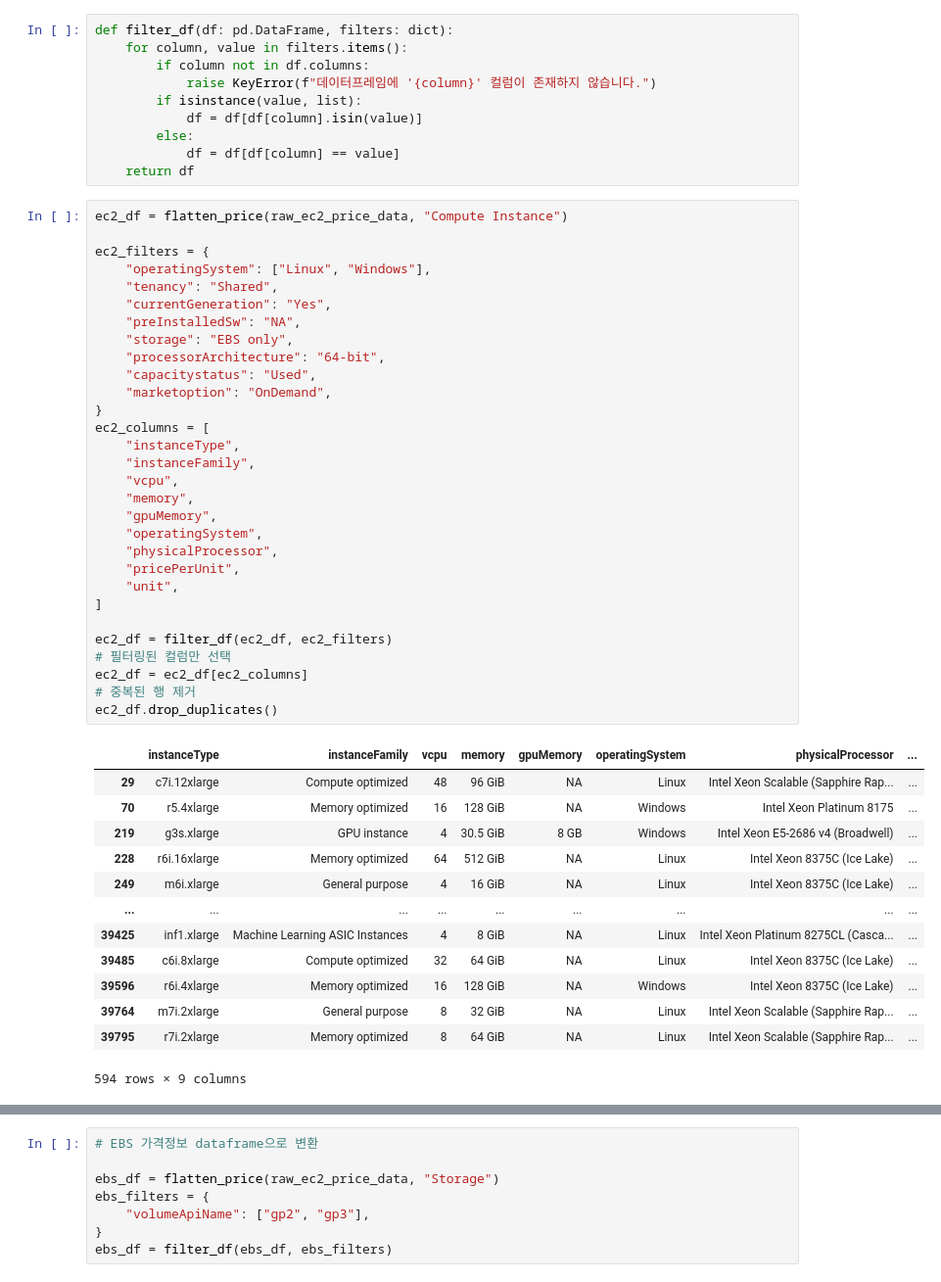
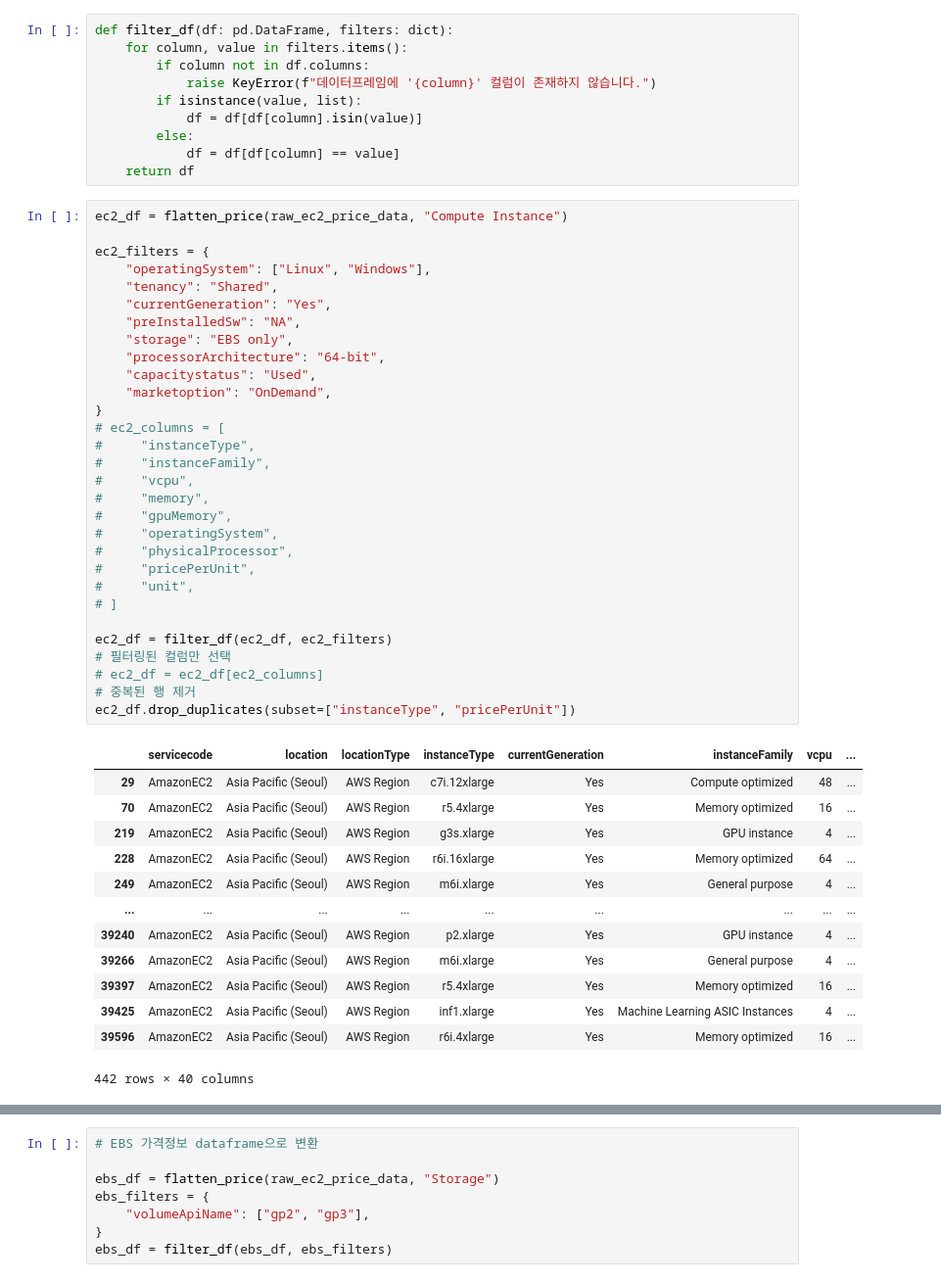
Before and after one commit to hjk1996/aws-budget-template, a Jupyter notebook: eda/eda.ipynb, the cells around one changed output, grey strips where cells are left out. Shown at 98% size. Saved outputs shown, nothing was run; the diff lists cells and outputs as text.

```diff
--- a/eda/eda.ipynb
+++ b/eda/eda.ipynb
@@ -102,45 +104,45 @@ def filter_df(df: pd.DataFrame, filters: dict):
 # %%
 ec2_df = flatten_price(raw_ec2_price_data, "Compute Instance")
 
 ec2_filters = {
     "operatingSystem": ["Linux", "Windows"],
     "tenancy": "Shared",
     "currentGeneration": "Yes",
     "preInstalledSw": "NA",
     "storage": "EBS only",
     "processorArchitecture": "64-bit",
     "capacitystatus": "Used",
     "marketoption": "OnDemand",
 }
-ec2_columns = [
-    "instanceType",
-    "instanceFamily",
-    "vcpu",
-    "memory",
-    "gpuMemory",
-    "operatingSystem",
-    "physicalProcessor",
-    "pricePerUnit",
-    "unit",
-]
+# ec2_columns = [
+#     "instanceType",
+#     "instanceFamily",
+#     "vcpu",
+#     "memory",
+#     "gpuMemory",
+#     "operatingSystem",
+#     "physicalProcessor",
+#     "pricePerUnit",
+#     "unit",
+# ]
 
 ec2_df = filter_df(ec2_df, ec2_filters)
 # 필터링된 컬럼만 선택
-ec2_df = ec2_df[ec2_columns]
+# ec2_df = ec2_df[ec2_columns]
 # 중복된 행 제거
-ec2_df.drop_duplicates()
+ec2_df.drop_duplicates(subset=["instanceType", "pricePerUnit"])
 # %% [output]
-|  | instanceType | instanceFamily | vcpu | memory | gpuMemory | operatingSystem | physicalProcessor | ... |
-| 29 | c7i.12xlarge | Compute optimized | 48 | 96 GiB | NA | Linux | Intel Xeon Scalable (Sapphire Rap... | ... |
-| 70 | r5.4xlarge | Memory optimized | 16 | 128 GiB | NA | Windows | Intel Xeon Platinum 8175 | ... |
-| 219 | g3s.xlarge | GPU instance | 4 | 30.5 GiB | 8 GB | Windows | Intel Xeon E5-2686 v4 (Broadwell) | ... |
-| 228 | r6i.16xlarge | Memory optimized | 64 | 512 GiB | NA | Linux | Intel Xeon 8375C (Ice Lake) | ... |
-| 249 | m6i.xlarge | General purpose | 4 | 16 GiB | NA | Linux | Intel Xeon 8375C (Ice Lake) | ... |
+|  | servicecode | location | locationType | instanceType | currentGeneration | instanceFamily | vcpu | ... |
+| 29 | AmazonEC2 | Asia Pacific (Seoul) | AWS Region | c7i.12xlarge | Yes | Compute optimized | 48 | ... |
+| 70 | AmazonEC2 | Asia Pacific (Seoul) | AWS Region | r5.4xlarge | Yes | Memory optimized | 16 | ... |
+| 219 | AmazonEC2 | Asia Pacific (Seoul) | AWS Region | g3s.xlarge | Yes | GPU instance | 4 | ... |
+| 228 | AmazonEC2 | Asia Pacific (Seoul) | AWS Region | r6i.16xlarge | Yes | Memory optimized | 64 | ... |
+| 249 | AmazonEC2 | Asia Pacific (Seoul) | AWS Region | m6i.xlarge | Yes | General purpose | 4 | ... |
 | ... | ... | ... | ... | ... | ... | ... | ... | ... |
-| 39425 | inf1.xlarge | Machine Learning ASIC Instances | 4 | 8 GiB | NA | Linux | Intel Xeon Platinum 8275CL (Casca... | ... |
-| 39485 | c6i.8xlarge | Compute optimized | 32 | 64 GiB | NA | Linux | Intel Xeon 8375C (Ice Lake) | ... |
-| 39596 | r6i.4xlarge | Memory optimized | 16 | 128 GiB | NA | Windows | Intel Xeon 8375C (Ice Lake) | ... |
-| 39764 | m7i.2xlarge | General purpose | 8 | 32 GiB | NA | Linux | Intel Xeon Scalable (Sapphire Rap... | ... |
-| 39795 | r7i.2xlarge | Memory optimized | 8 | 64 GiB | NA | Linux | Intel Xeon Scalable (Sapphire Rap... | ... |
+| 39240 | AmazonEC2 | Asia Pacific (Seoul) | AWS Region | p2.xlarge | Yes | GPU instance | 4 | ... |
+| 39266 | AmazonEC2 | Asia Pacific (Seoul) | AWS Region | m6i.xlarge | Yes | General purpose | 4 | ... |
+| 39397 | AmazonEC2 | Asia Pacific (Seoul) | AWS Region | r5.4xlarge | Yes | Memory optimized | 16 | ... |
+| 39425 | AmazonEC2 | Asia Pacific (Seoul) | AWS Region | inf1.xlarge | Yes | Machine Learning ASIC Instances | 4 | ... |
+| 39596 | AmazonEC2 | Asia Pacific (Seoul) | AWS Region | r6i.4xlarge | Yes | Memory optimized | 16 | ... |
-594 rows × 9 columns
+442 rows × 40 columns
 # %%
```
Also changed, not shown: parts of 23 cells of this notebook, 2 other files.
